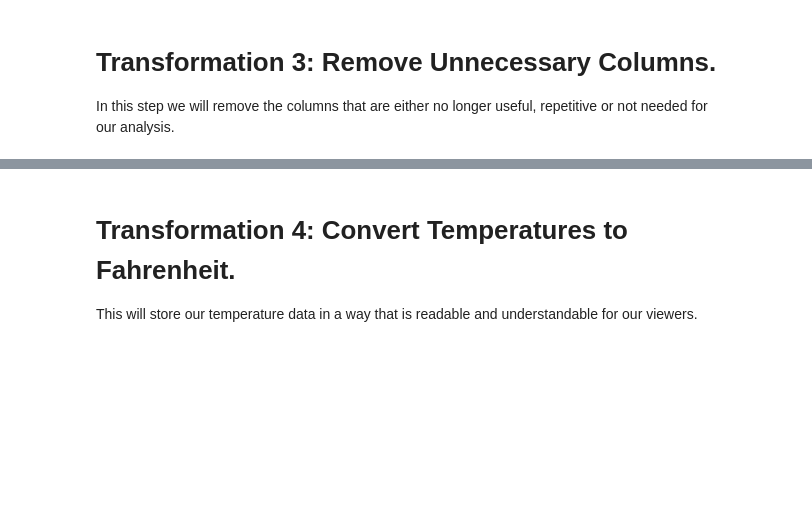
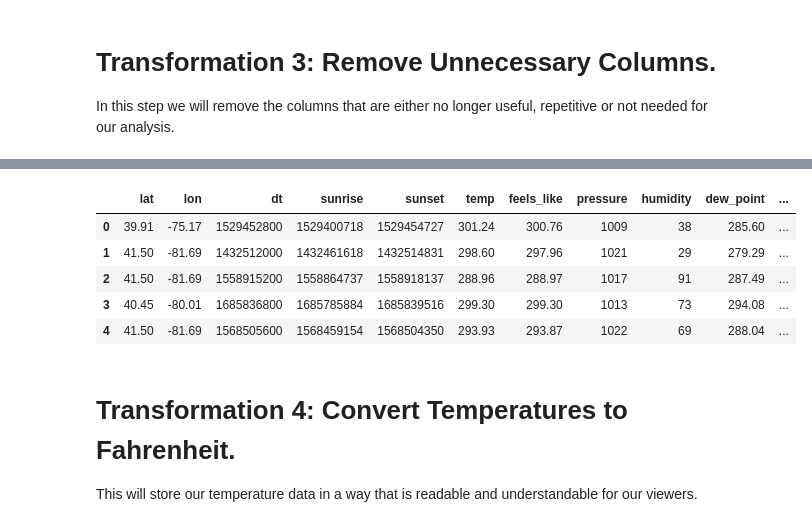
Before and after one commit to Matt-Heinen/DSC-540, a Jupyter notebook: Term Project/Heinen_DSC540_Milestone_4.ipynb, the cells around one changed output, grey strips where cells are left out. Drawn from its saved outputs; the diff is of its cells as text; code cells hidden in the pictures; blank space fills up the shorter version.

```diff
--- a/Term Project/Heinen_DSC540_Milestone_4.ipynb
+++ b/Term Project/Heinen_DSC540_Milestone_4.ipynb
@@ -354,3 +378,20 @@ In this step we will remove the columns that are either no longer useful, repeti
+# %%
+# Create a list of columns to be removed.
+columns_to_remove = ['timezone', 'timezone_offset', 'data', 'data2', 'weather', 'weather2', 'id']
+
+# Use drop to drop the columns in list.
+# Use Axis =1
+carlos_weather = carlos_weather.drop(columns=columns_to_remove, axis=1)
+# %%
+# View The DataFrame at this point.
+carlos_weather.head(5)
+# %% [output]
+|  | lat | lon | dt | sunrise | sunset | temp | feels_like | pressure | humidity | dew_point | ... |
+| 0 | 39.91 | -75.17 | 1529452800 | 1529400718 | 1529454727 | 301.24 | 300.76 | 1009 | 38 | 285.60 | ... |
+| 1 | 41.50 | -81.69 | 1432512000 | 1432461618 | 1432514831 | 298.60 | 297.96 | 1021 | 29 | 279.29 | ... |
+| 2 | 41.50 | -81.69 | 1558915200 | 1558864737 | 1558918137 | 288.96 | 288.97 | 1017 | 91 | 287.49 | ... |
+| 3 | 40.45 | -80.01 | 1685836800 | 1685785884 | 1685839516 | 299.30 | 299.30 | 1013 | 73 | 294.08 | ... |
+| 4 | 41.50 | -81.69 | 1568505600 | 1568459154 | 1568504350 | 293.93 | 293.87 | 1022 | 69 | 288.04 | ... |
 # %% [markdown]
 # Transformation 4: Convert Temperatures to Fahrenheit.
 
```
Also changed, not shown: parts of 1 cell of this notebook.
